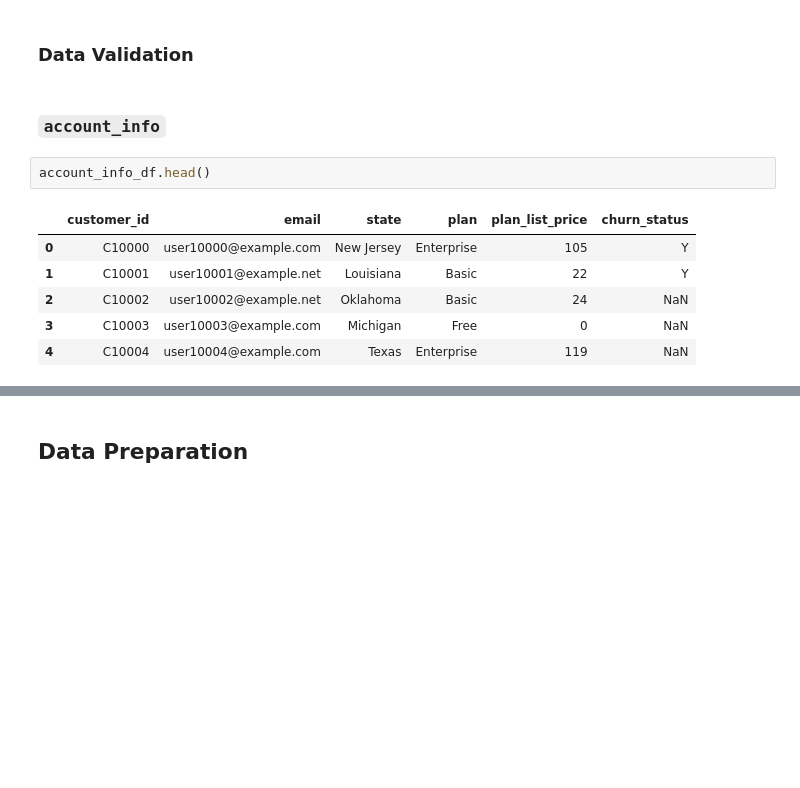
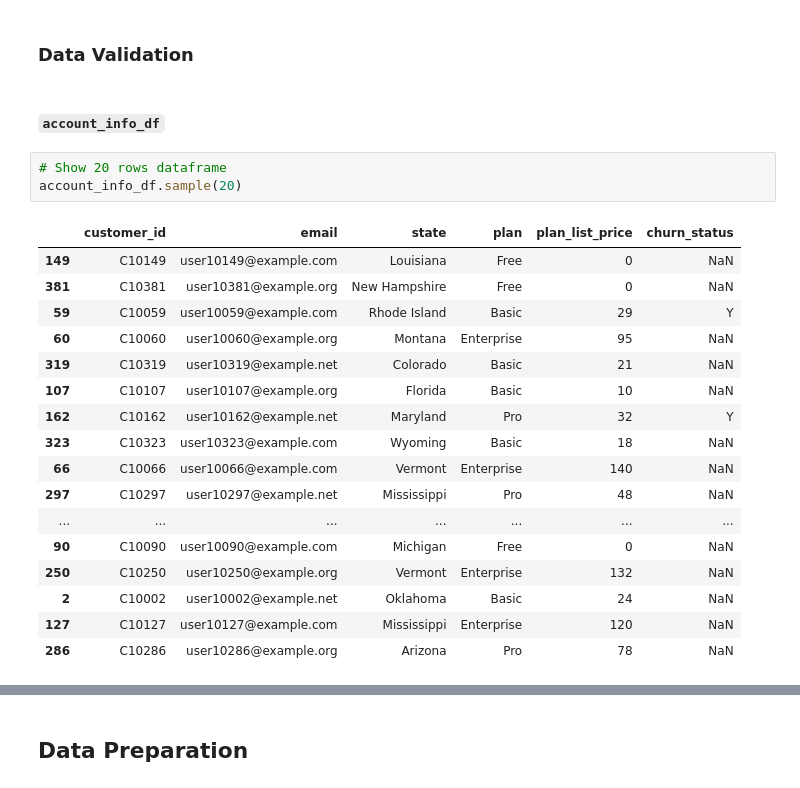
Before and after one commit to muchammadwr/churn-at-fit.ly, a Jupyter notebook: notebook.ipynb, the cells around one changed output, grey strips where cells are left out. Drawn from its saved outputs; the diff is of its cells as text; blank space fills up the shorter version.

```diff
--- a/notebook.ipynb
+++ b/notebook.ipynb
@@ -40,13 +41,25 @@ user_activity_df = pd.read_csv("https://raw.githubusercontent.com/muchammadwr/ch
 # %% [markdown]
 ### Data Validation
 # %% [markdown]
-### `account_info`
+#### `account_info_df`
-# %%
-account_info_df.head()
-# %% [output]
-|  | customer_id | email | state | plan | plan_list_price | churn_status |
-| 0 | C10000 | user10000@example.com | New Jersey | Enterprise | 105 | Y |
-| 1 | C10001 | user10001@example.net | Louisiana | Basic | 22 | Y |
-| 2 | C10002 | user10002@example.net | Oklahoma | Basic | 24 | NaN |
-| 3 | C10003 | user10003@example.com | Michigan | Free | 0 | NaN |
-| 4 | C10004 | user10004@example.com | Texas | Enterprise | 119 | NaN |
+# %%
+# Show 20 rows dataframe
+account_info_df.sample(20)
+# %% [output]
+|  | customer_id | email | state | plan | plan_list_price | churn_status |
+| 149 | C10149 | user10149@example.com | Louisiana | Free | 0 | NaN |
+| 381 | C10381 | user10381@example.org | New Hampshire | Free | 0 | NaN |
+| 59 | C10059 | user10059@example.com | Rhode Island | Basic | 29 | Y |
+| 60 | C10060 | user10060@example.org | Montana | Enterprise | 95 | NaN |
+| 319 | C10319 | user10319@example.net | Colorado | Basic | 21 | NaN |
+| 107 | C10107 | user10107@example.org | Florida | Basic | 10 | NaN |
+| 162 | C10162 | user10162@example.net | Maryland | Pro | 32 | Y |
+| 323 | C10323 | user10323@example.com | Wyoming | Basic | 18 | NaN |
+| 66 | C10066 | user10066@example.com | Vermont | Enterprise | 140 | NaN |
+| 297 | C10297 | user10297@example.net | Mississippi | Pro | 48 | NaN |
+| ... | ... | ... | ... | ... | ... | ... |
+| 90 | C10090 | user10090@example.com | Michigan | Free | 0 | NaN |
+| 250 | C10250 | user10250@example.org | Vermont | Enterprise | 132 | NaN |
+| 2 | C10002 | user10002@example.net | Oklahoma | Basic | 24 | NaN |
+| 127 | C10127 | user10127@example.com | Mississippi | Enterprise | 120 | NaN |
+| 286 | C10286 | user10286@example.org | Arizona | Pro | 78 | NaN |
```
Also changed, not shown: parts of 15 cells of this notebook.
